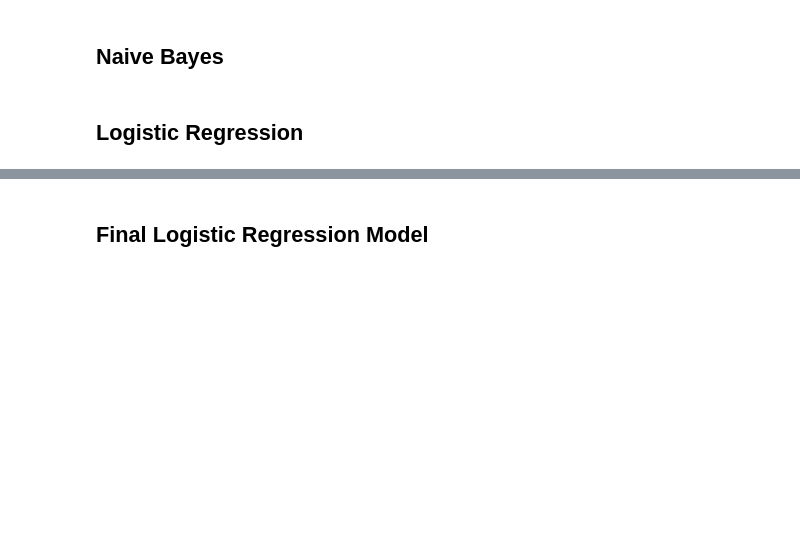
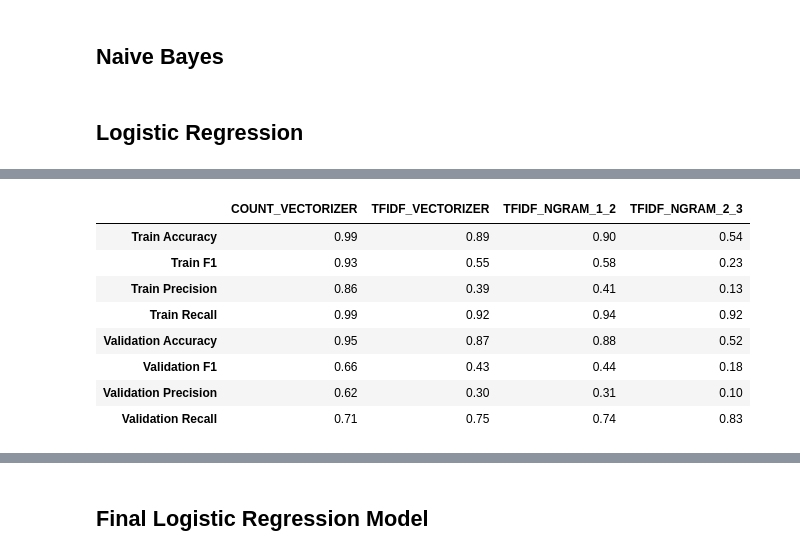
Before and after one commit to mguptaphd/Twitter-Hate-Classification-Project, a Jupyter notebook: Twitter_Classification_Notebook_Test.ipynb, the cells around one changed output, grey strips where cells are left out. Saved outputs shown, nothing was run; the diff lists cells and outputs as text; code cells hidden in the pictures; blank space fills up the shorter version.

```diff
--- a/Twitter_Classification_Notebook_Test.ipynb
+++ b/Twitter_Classification_Notebook_Test.ipynb
@@ -372,10 +317,19 @@ NB_compare_vectorization_model(X_train.lem_tweet, y_train,
 # %%
 #Logistic Regression: compare vectorizers using lemmitizing + class balances
-LR_cw_lemm = wrapper_compare_vectorizations2(X_train.lem_tweet,
+lr_results2 = wrapper_compare_vectorizations(X_train.lem_tweet,
                             y_train, X_val.lem_tweet, y_val,
-                            LogisticRegression(class_weight='balanced', solver = 'lbfgs'),
-                                            vectorization_list, sampling = 'upsample')
-
-LR_cw_lemm
+                            LogisticRegression(class_weight= 'balanced',
+                            solver = 'lbfgs', random_state = 10), vectorization_list)
+lr_results2
+# %% [output]
+|  | COUNT_VECTORIZER | TFIDF_VECTORIZER | TFIDF_NGRAM_1_2 | TFIDF_NGRAM_2_3 |
+| Train Accuracy | 0.99 | 0.89 | 0.90 | 0.54 |
+| Train F1 | 0.93 | 0.55 | 0.58 | 0.23 |
+| Train Precision | 0.86 | 0.39 | 0.41 | 0.13 |
+| Train Recall | 0.99 | 0.92 | 0.94 | 0.92 |
+| Validation Accuracy | 0.95 | 0.87 | 0.88 | 0.52 |
+| Validation F1 | 0.66 | 0.43 | 0.44 | 0.18 |
+| Validation Precision | 0.62 | 0.30 | 0.31 | 0.10 |
+| Validation Recall | 0.71 | 0.75 | 0.74 | 0.83 |
 # %%
 #Logistic Regression: compare vectorizers using lemmitizing + upsampling
```
Also changed, not shown: parts of 72 cells of this notebook, 3 other files.
